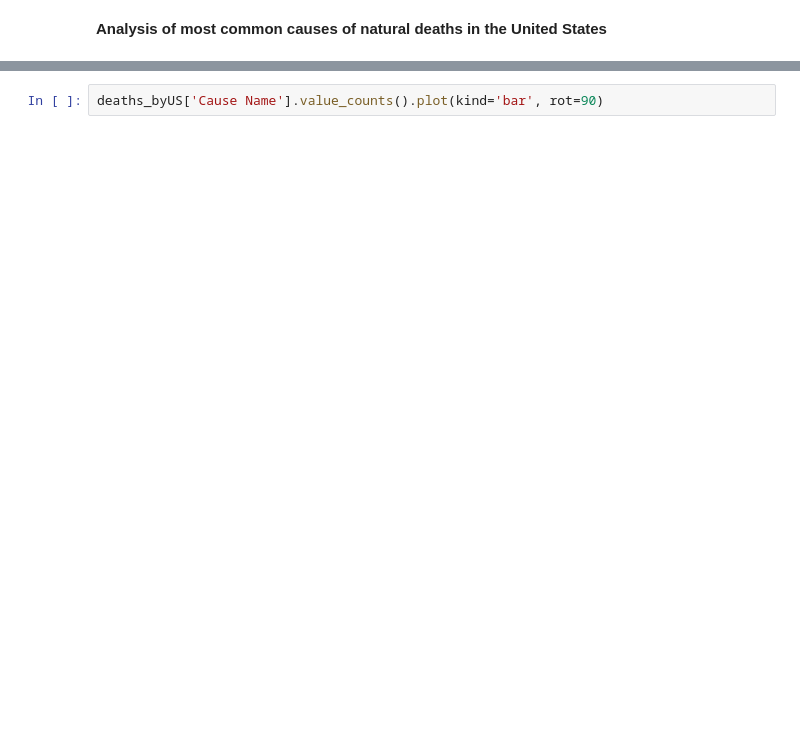
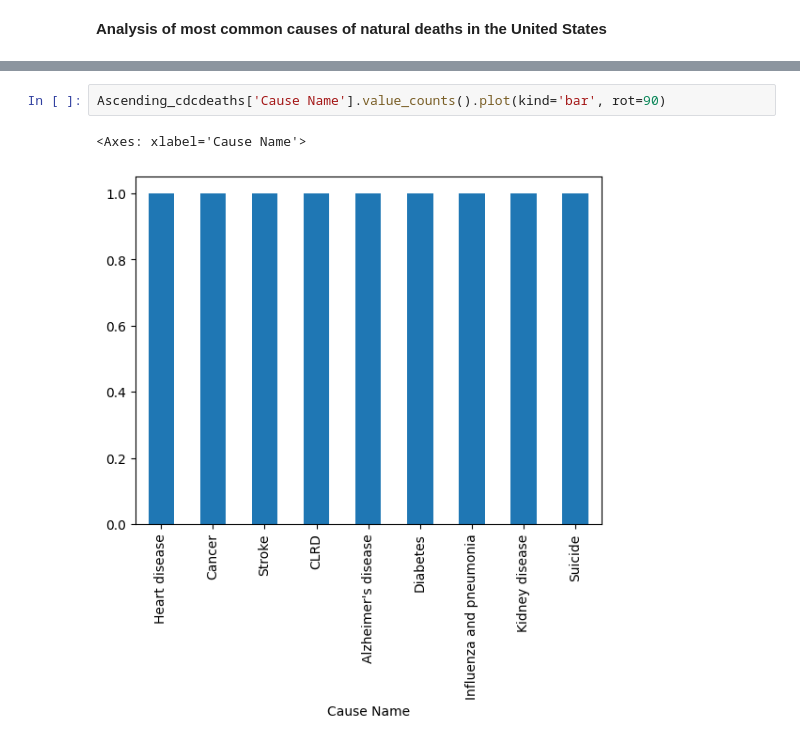
Before and after one commit to DoricesPieces/ClinicalTrials, a Jupyter notebook: Alternative Therapies analysis.ipynb, the cells around one changed output, grey strips where cells are left out. Saved outputs shown, nothing was run; the diff lists cells and outputs as text; blank space fills up the shorter version.

```diff
--- a/Alternative Therapies analysis.ipynb
+++ b/Alternative Therapies analysis.ipynb
@@ -422,2 +734,5 @@ CDC_Causes
 # %%
-deaths_byUS['Cause Name'].value_counts().plot(kind='bar', rot=90)
+Ascending_cdcdeaths['Cause Name'].value_counts().plot(kind='bar', rot=90)
+# %% [output]
+<Axes: xlabel='Cause Name'>
+[figure, added]
```
Also changed, not shown: parts of 47 cells of this notebook, 1 other file.
